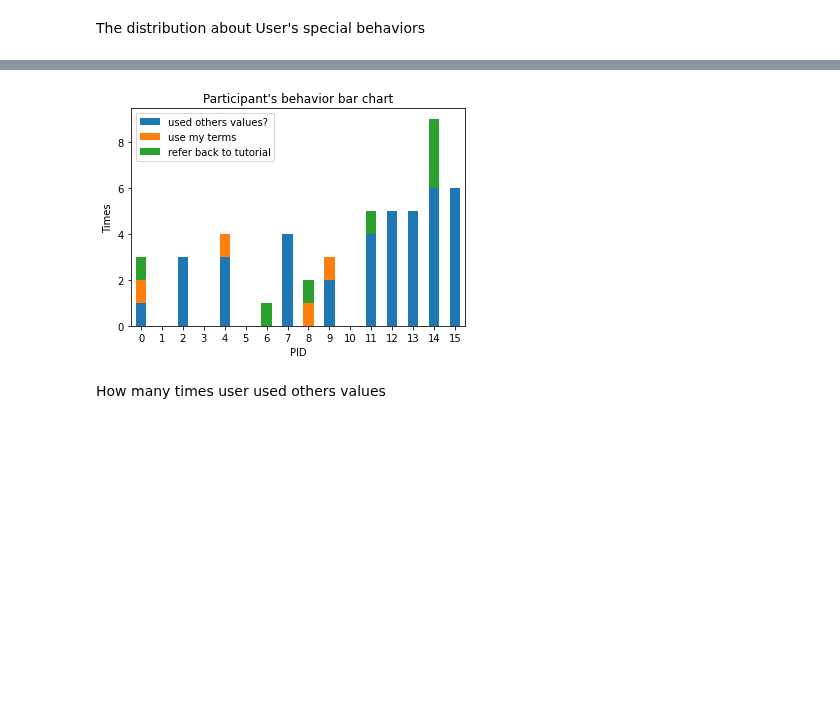
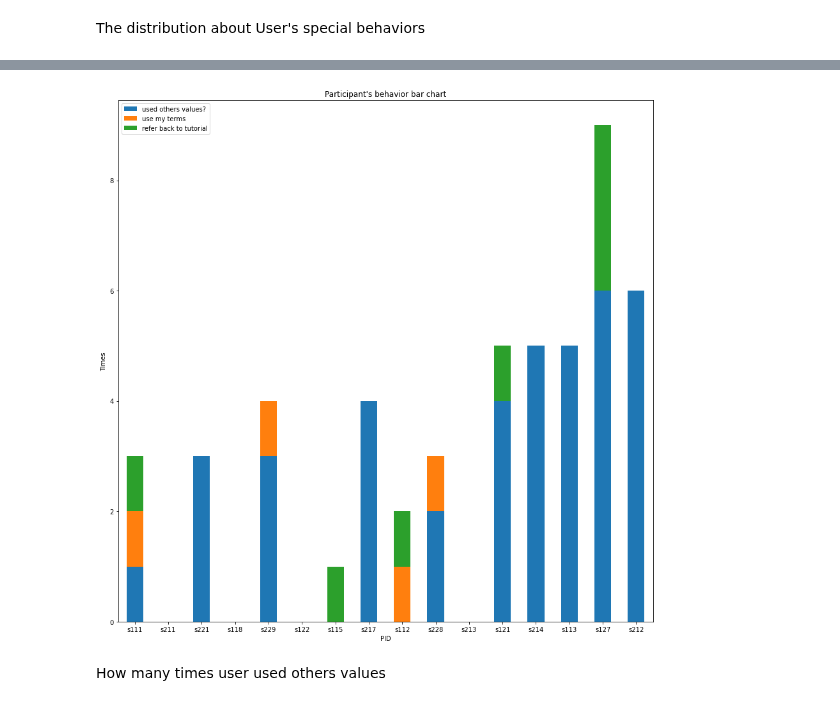
Before and after one commit to YuxuanZhou1/Character-Recorder-DA, a Jupyter notebook: Exploring Analysis.ipynb, the cells around one changed output, grey strips where cells are left out. Drawn from its saved outputs; the diff is of its cells as text; code cells hidden in the pictures; blank space fills up the shorter version.

```diff
--- a/Exploring Analysis.ipynb
+++ b/Exploring Analysis.ipynb
@@ -15,8 +15,7 @@ PA.head()
 | 5 | p04 | NaN | NaN | 182367 | yes | 14:10:06 | 14:24:08 | 14:04:48 | 14:08:36 | ... |
 # %%
 PA = PA[7:]
-a = [i for i in range(0, 16)]
-PA = PA.set_index([pd.Index(a)])
+PA = PA.set_index(PA["Unnamed: 0"])
 # %% [markdown]
 The distribution about User's special behaviors
 # %%
@@ -37,15 +36,14 @@ plt.show()
 # %%
 df = PA[["used others values?", "use my terms", "refer back to tutorial"]].dropna().astype('int32')
-df.plot.bar(rot = 0, stacked = True)
-
+df.plot.bar(rot = 0, stacked = True,figsize=(15, 15))
 plt.title("Participant's behavior bar chart")
 plt.xlabel("PID")
 plt.ylabel("Times")
 
 plt.savefig(os.path.join('Pics/Exploring Analysis/Users special behaviors_2.png'), dpi=300, format='png', bbox_inches='tight')
 plt.show()
 # %% [output]
-[figure, old version]
+[figure, new version]
 # %% [markdown]
 How many times user used others values
 # %%
```
Also changed, not shown: parts of 4 cells of this notebook, 24 other files.
